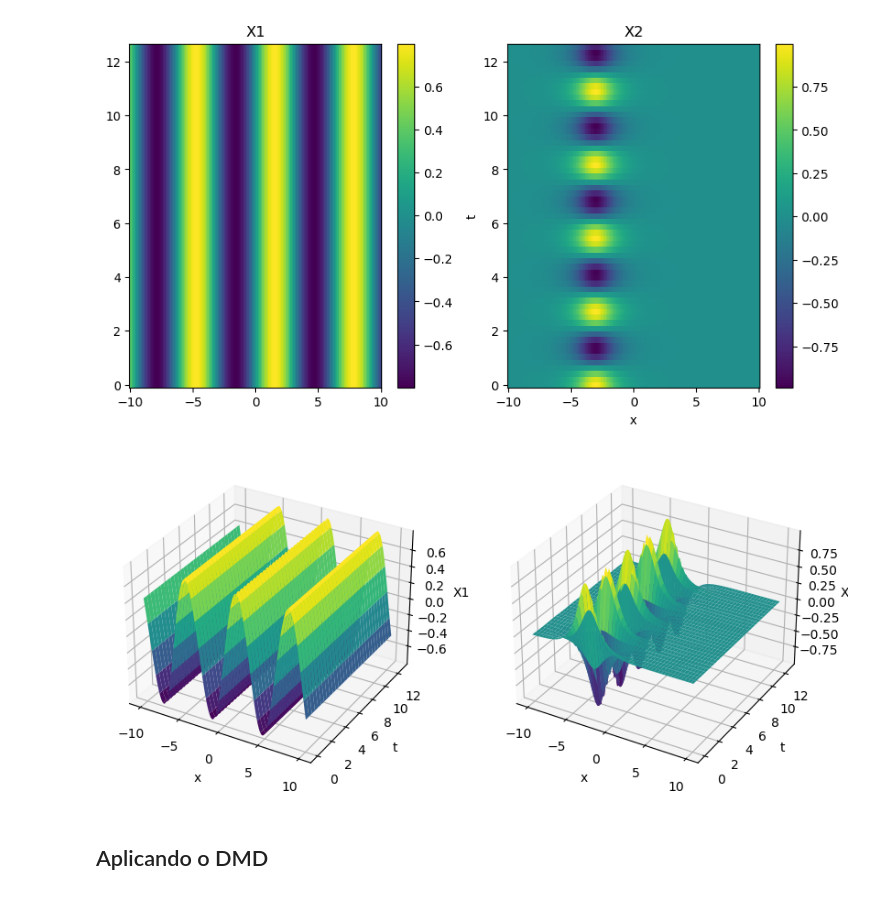
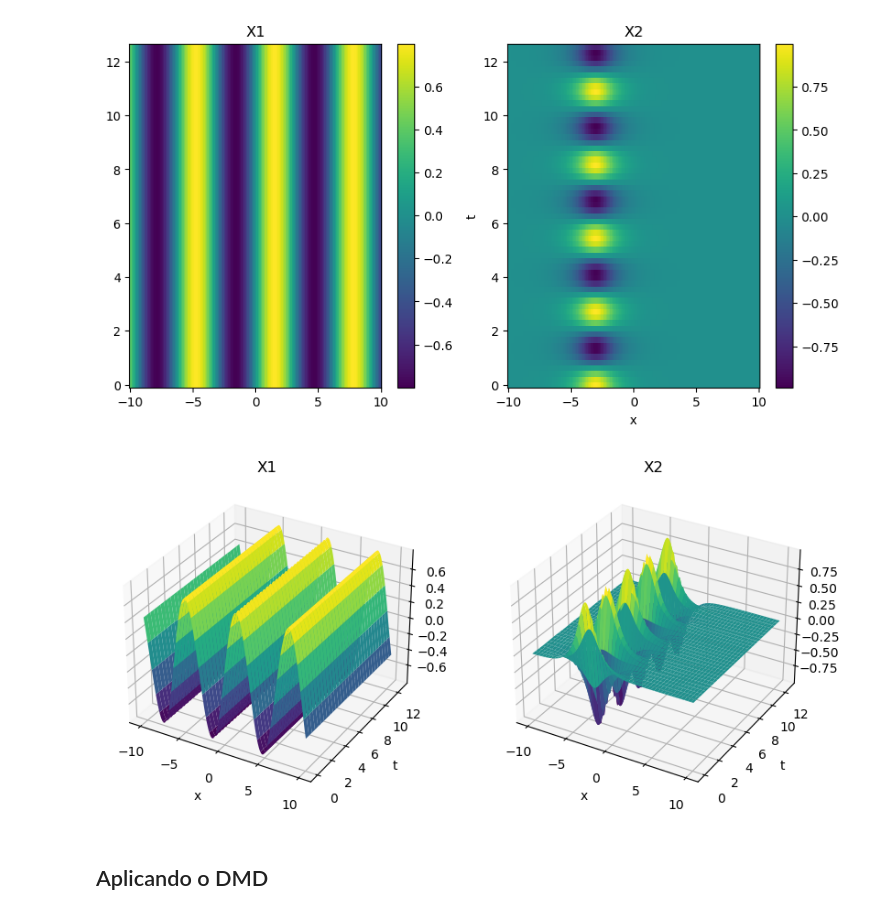
Before and after one commit to Salies/data-driven-des, a Jupyter notebook: dmd.ipynb, the cells around one changed output. Drawn from its saved outputs; the diff is of its cells as text; code cells hidden in the pictures.

```diff
--- a/dmd.ipynb
+++ b/dmd.ipynb
@@ -76,20 +76,21 @@ plt.show()
 [figure]
 # %%
 # Visualizando tridimensionalmente
+# X1, X2 e X_base
 fig = plt.figure(figsize=(10, 5))
 ax = fig.add_subplot(1, 2, 1, projection='3d')
 ax.plot_surface(S, T, X1, cmap='viridis')
 ax.set_xlabel('x')
 ax.set_ylabel('t')
-ax.set_zlabel('X1')
+ax.set_title('X1')
 ax = fig.add_subplot(1, 2, 2, projection='3d')
 ax.plot_surface(S, T, X2.real, cmap='viridis')
 ax.set_xlabel('x')
 ax.set_ylabel('t')
-ax.set_zlabel('X2')
+ax.set_title('X2')
 plt.show()
 # %% [output]
-[figure, old version]
+[figure, new version]
 # %% [markdown]
 ## Aplicando o DMD
 # %%
```
Also changed, not shown: parts of 5 cells of this notebook, 2 other files.
